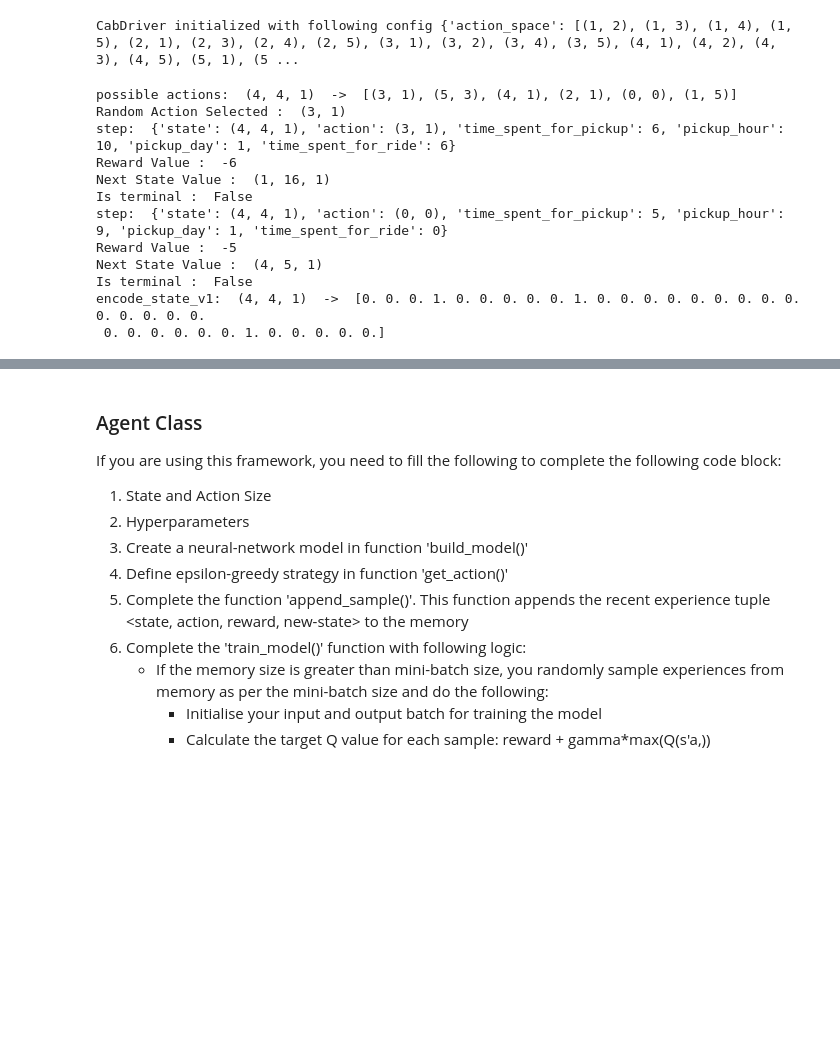
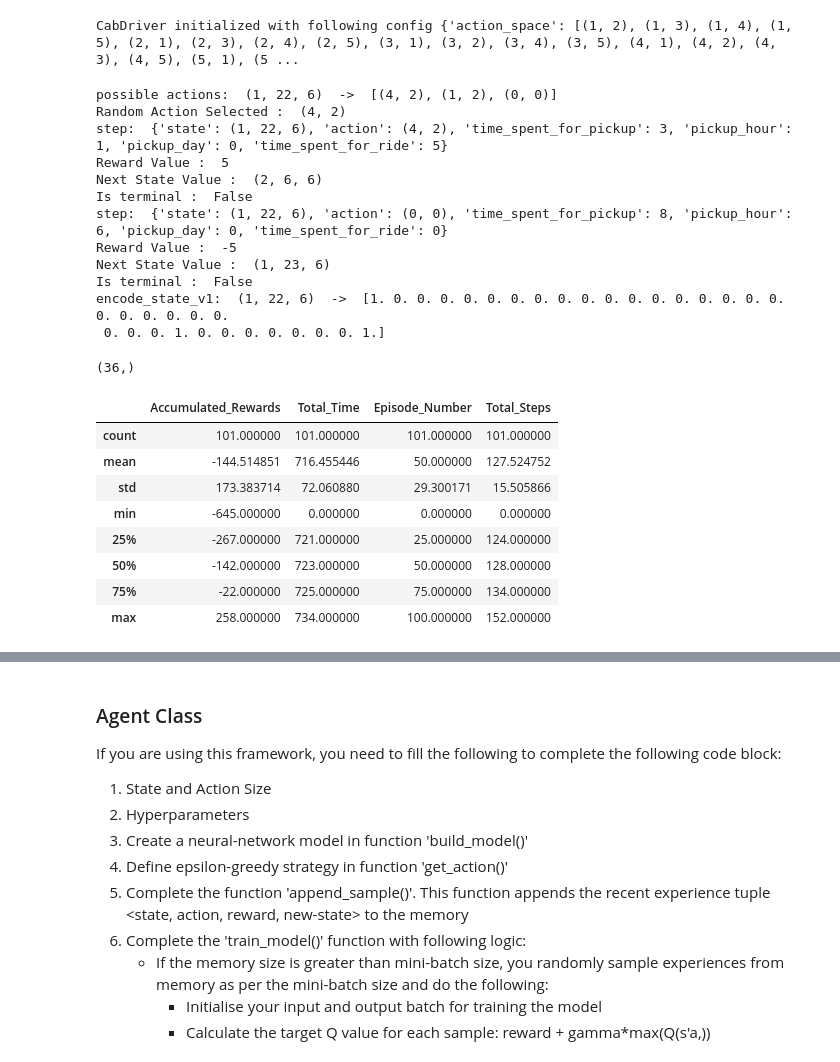
Before and after one commit to santoshcbit2002/Deep-RL-DQN, a Jupyter notebook: DQN_Agent_Arch1.ipynb, the cells around one changed output, grey strips where cells are left out. Drawn from its saved outputs; the diff is of its cells as text; code cells hidden in the pictures; blank space fills up the shorter version.

```diff
--- a/DQN_Agent_Arch1.ipynb
+++ b/DQN_Agent_Arch1.ipynb
@@ -62,19 +62,21 @@ print('Next State Value : ',next_state)
 print('Is terminal : ',is_terminal)
 
 state_encode = driver_env.encode_state_v1(driver_env.state_init)
+state_encode.shape
 # %% [output]
-possible actions:  (4, 4, 1)  ->  [(3, 1), (5, 3), (4, 1), (2, 1), (0, 0), (1, 5)]
-Random Action Selected :  (3, 1)
-step:  {'state': (4, 4, 1), 'action': (3, 1), 'time_spent_for_pickup': 6, 'pickup_hour': 10, 'pickup_day': 1, 'time_spent_for_ride': 6}
-Reward Value :  -6
-Next State Value :  (1, 16, 1)
+possible actions:  (1, 22, 6)  ->  [(4, 2), (1, 2), (0, 0)]
+Random Action Selected :  (4, 2)
+step:  {'state': (1, 22, 6), 'action': (4, 2), 'time_spent_for_pickup': 3, 'pickup_hour': 1, 'pickup_day': 0, 'time_spent_for_ride': 5}
+Reward Value :  5
+Next State Value :  (2, 6, 6)
 Is terminal :  False
-step:  {'state': (4, 4, 1), 'action': (0, 0), 'time_spent_for_pickup': 5, 'pickup_hour': 9, 'pickup_day': 1, 'time_spent_for_ride': 0}
+step:  {'state': (1, 22, 6), 'action': (0, 0), 'time_spent_for_pickup': 8, 'pickup_hour': 6, 'pickup_day': 0, 'time_spent_for_ride': 0}
 Reward Value :  -5
-Next State Value :  (4, 5, 1)
+Next State Value :  (1, 23, 6)
 Is terminal :  False
-encode_state_v1:  (4, 4, 1)  ->  [0. 0. 0. 1. 0. 0. 0. 0. 0. 1. 0. 0. 0. 0. 0. 0. 0. 0. 0. 0. 0. 0. 0. 0.
- 0. 0. 0. 0. 0. 0. 1. 0. 0. 0. 0. 0.]
+encode_state_v1:  (1, 22, 6)  ->  [1. 0. 0. 0. 0. 0. 0. 0. 0. 0. 0. 0. 0. 0. 0. 0. 0. 0. 0. 0. 0. 0. 0. 0.
+ 0. 0. 0. 1. 0. 0. 0. 0. 0. 0. 0. 1.]
+(36,)
 # %%
 episode_num = [0]
 accu_rewards = [0]
@@ -108,6 +108,18 @@ episodes_vs_rewards=pd.DataFrame(data={'Accumulated_Rewards':accu_rewards,
                                       'Total_Time':total_time,
                                       'Episode_Number':episode_num,
                                       'Total_Steps':total_steps})
+# %%
+episodes_vs_rewards.describe()
+# %% [output]
+|  | Accumulated_Rewards | Total_Time | Episode_Number | Total_Steps |
+| count | 101.000000 | 101.000000 | 101.000000 | 101.000000 |
+| mean | -144.514851 | 716.455446 | 50.000000 | 127.524752 |
+| std | 173.383714 | 72.060880 | 29.300171 | 15.505866 |
+| min | -645.000000 | 0.000000 | 0.000000 | 0.000000 |
+| 25% | -267.000000 | 721.000000 | 25.000000 | 124.000000 |
+| 50% | -142.000000 | 723.000000 | 50.000000 | 128.000000 |
+| 75% | -22.000000 | 725.000000 | 75.000000 | 134.000000 |
+| max | 258.000000 | 734.000000 | 100.000000 | 152.000000 |
 # %%
 # Plot rewards vs Episodes
 episodes_vs_rewards.plot(x='Episode_Number',y='Accumulated_Rewards')
```
Also changed, not shown: parts of 19 cells of this notebook, 1 other file.
